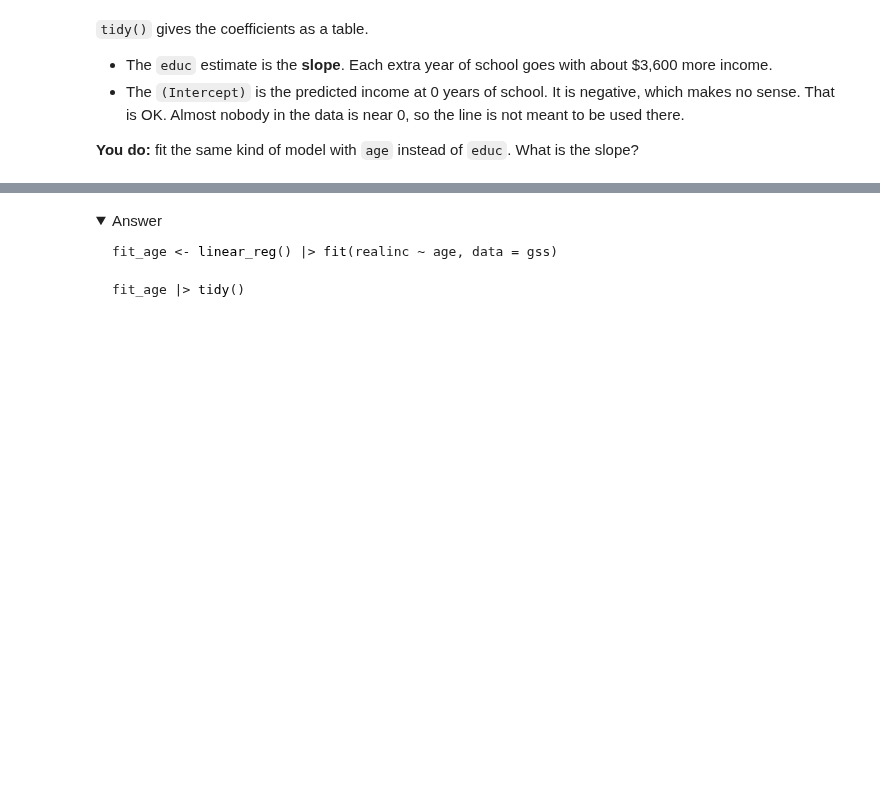
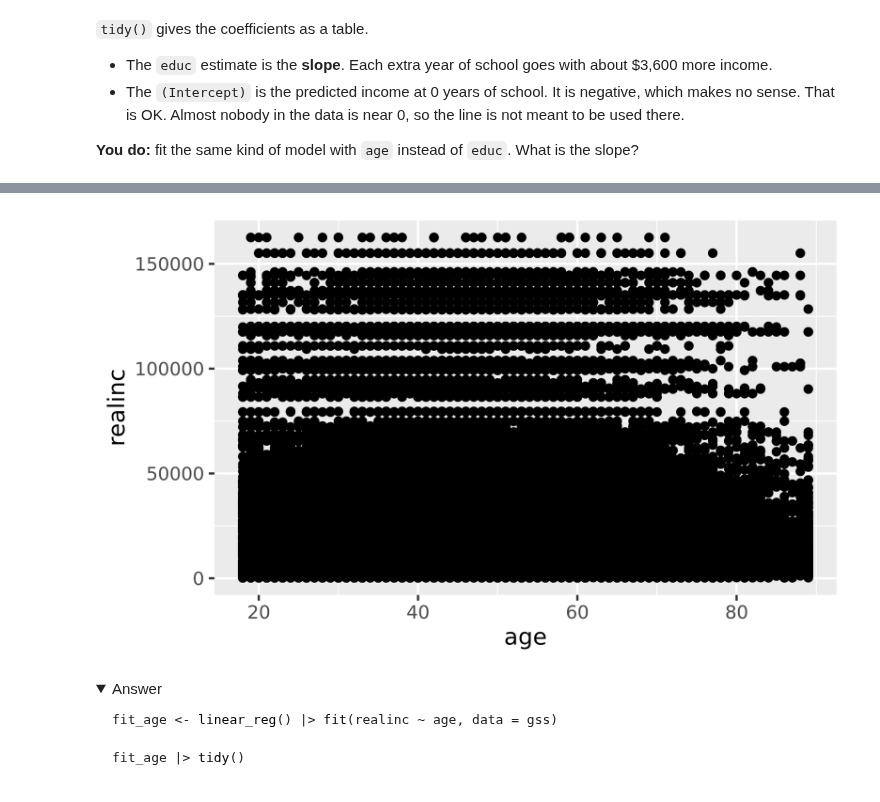
Before and after one commit to meera-meeb/codespace, a Jupyter notebook: notebooks/08-lecture-regression.ipynb, the cells around one changed output, grey strips where cells are left out. Saved outputs shown, nothing was run; the diff lists cells and outputs as text; code cells hidden in the pictures; folded sections open; blank space fills up the shorter version.

```diff
--- a/notebooks/08-lecture-regression.ipynb
+++ b/notebooks/08-lecture-regression.ipynb
@@ -65,3 +131,7 @@ fit1 |> tidy()
+# %%
+ggplot(gss, aes(y = realinc, x = age)) + geom_point()
+# %% [output]
+[figure, added]
 # %% [markdown]
 <details>
 <summary>Answer</summary>
```
Also changed, not shown: parts of 15 cells of this notebook, 8 other files.
